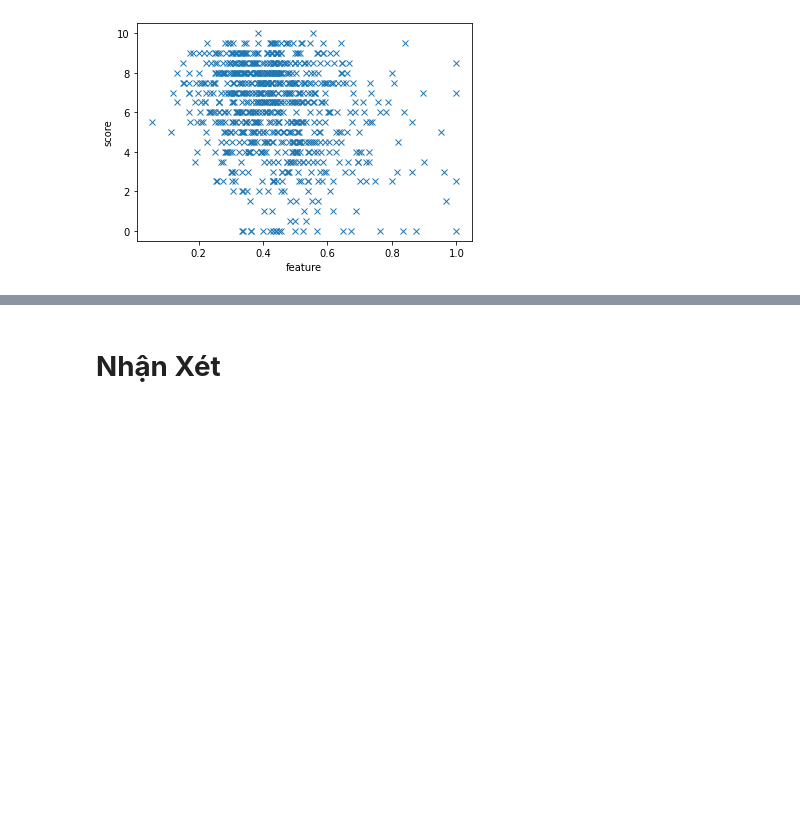
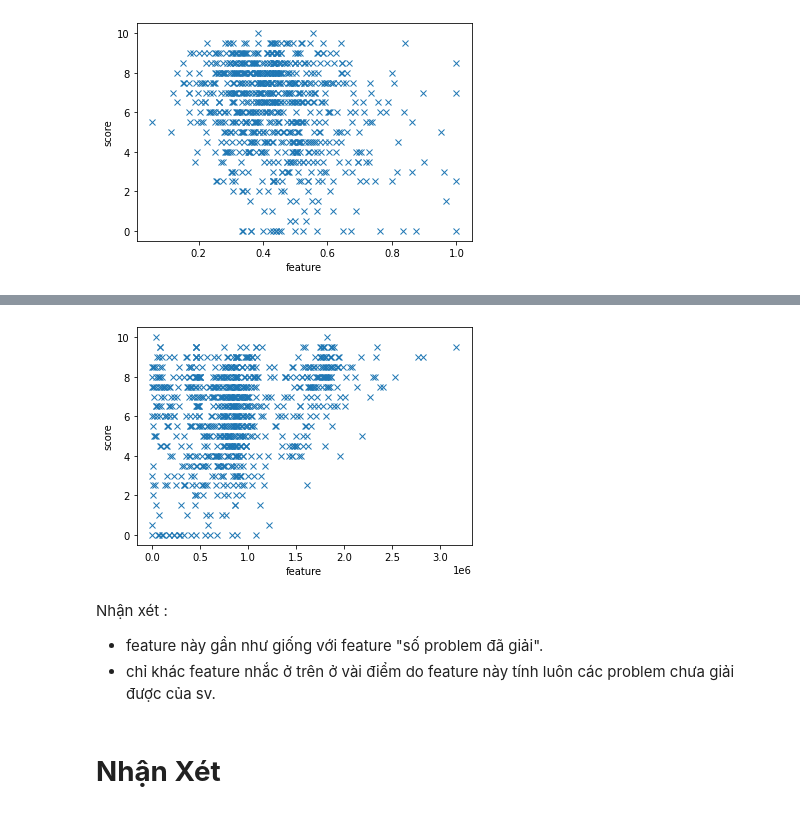
Before and after one commit to phutaekwondo/CS114.L21, a Jupyter notebook: duDoanDiemCuoiKy_homeWork/Bai_colab_so3.ipynb, the cells around one changed output, grey strips where cells are left out. Drawn from its saved outputs; the diff is of its cells as text; code cells hidden in the pictures; blank space fills up the shorter version.

Commit message:
scatter plot feature "tổng pre_score của các submit cuối cùng"

```diff
--- a/duDoanDiemCuoiKy_homeWork/Bai_colab_so3.ipynb
+++ b/duDoanDiemCuoiKy_homeWork/Bai_colab_so3.ipynb
@@ -384,0 +403,6 @@ scatter_plot_1feat_1score( df_problem_div_submit[["id", "div"]] , _score)
+# %%
+df_prescore = data_wecode.loc[ data_wecode["is_final"] == 1 ][["user_id","pre_score"]]
+df_prescore = df_prescore.groupby(["user_id"]).sum()
+df_prescore = df_prescore.reset_index().rename( columns={"user_id":"id"} )
+
+df_prescore
@@ -385,2 +423,10 @@ scatter_plot_1feat_1score( df_problem_div_submit[["id", "div"]] , _score)
+# %%
+scatter_plot_1feat_1score( df_prescore, _score )
+# %% [output]
+[figure, added]
+# %% [markdown]
+Nhận xét :
++ feature này gần như giống với feature "số problem đã giải".
++ chỉ khác feature nhắc ở trên ở vài điểm do feature này tính luôn các problem chưa giải được của sv.
 # %% [markdown]
 # **Nhận Xét**
```
Also changed, not shown: parts of 4 cells of this notebook.
